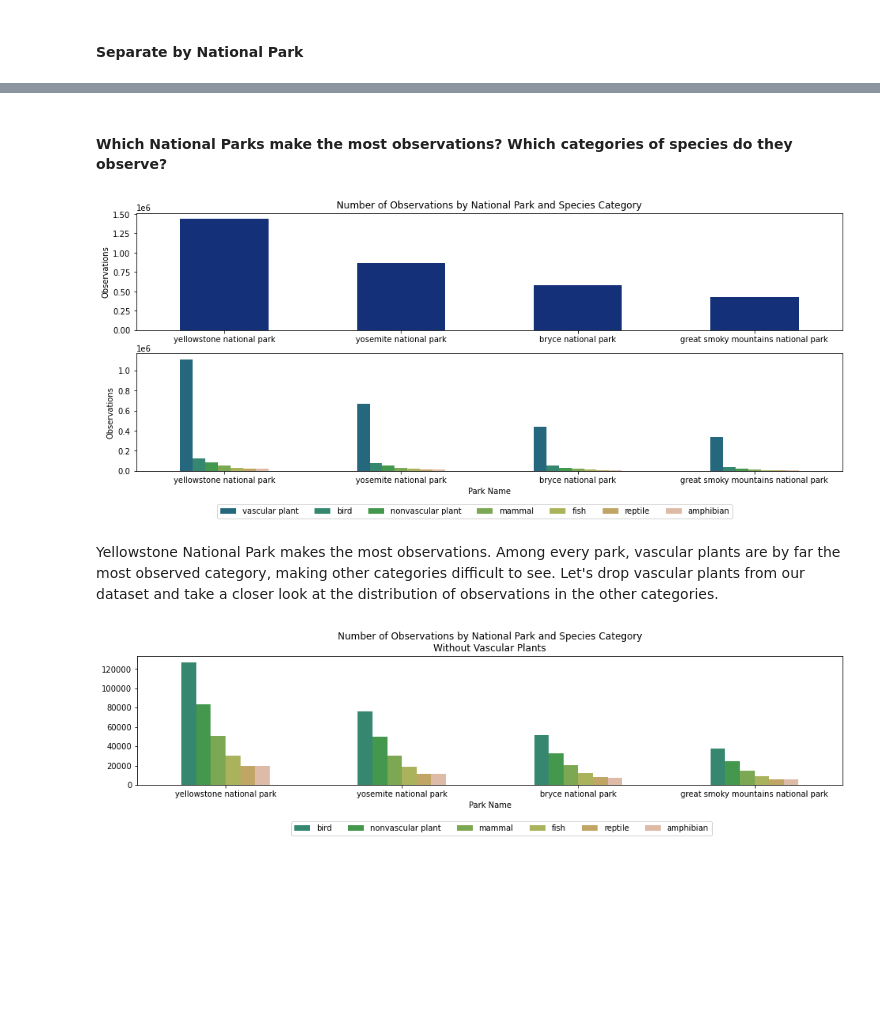
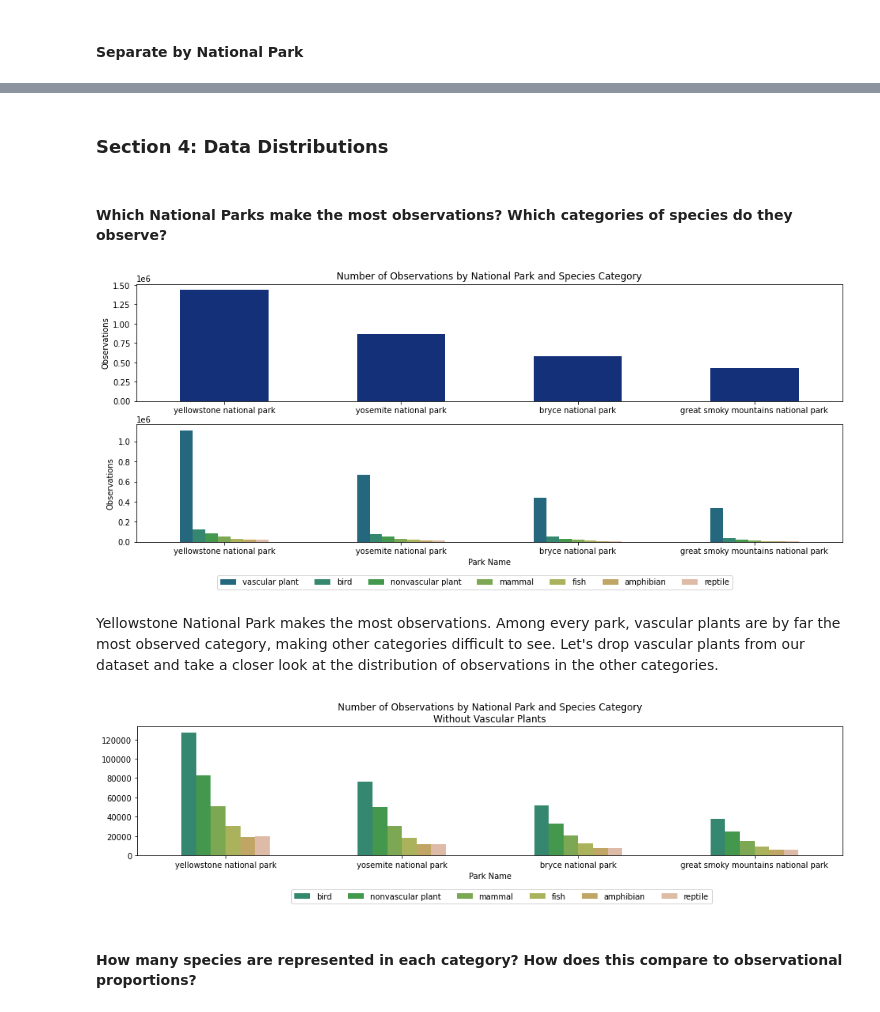
Before and after one commit to leahmfulmer/codecademy-projects, a Jupyter notebook: national-parks-service-biodiversity/lmf-national-parks-service-biodiversity.ipynb, the cells around one changed output, grey strips where cells are left out. Cells and saved outputs as stored; diff of their text form; code cells hidden in the pictures; blank space fills up the shorter version.

Commit message:
Clarifying data uniformity, beginning conservation analysis.

```diff
--- a/national-parks-service-biodiversity/lmf-national-parks-service-biodiversity.ipynb
+++ b/national-parks-service-biodiversity/lmf-national-parks-service-biodiversity.ipynb
@@ -186,18 +174,24 @@ yosemite = isolate("yosemite national park")
+# %% [markdown]
+### Section 4: Data Distributions<a id="distributions"></a>
 # %% [markdown]
 #### Which National Parks make the most observations? Which categories of species do they observe?
 # %%
 # Group observations by National Park
+# conserve = combined[combined.conservation_status != "no data"]
+# parks_grouped = conserve.groupby(["park_name", "category"]).observations.sum().reset_index()
 parks_grouped = combined.groupby(["park_name", "category"]).observations.sum().reset_index()
 
 # Pivot by species category
 pivot_category = parks_grouped.pivot(columns='category', \
                               index='park_name', values='observations').reset_index()
-column_order = ['park_name', 'vascular plant', 'bird', 'nonvascular plant', 'mammal', 'fish', 'reptile', 'amphibian']
-row_order = ['yellowstone national park', 'yosemite national park', 'bryce national park', 'great smoky mountains national park']
+column_order = ['park_name', 'vascular plant', 'bird', 'nonvascular plant', 'mammal', \
+                'fish', 'amphibian', 'reptile']
+row_order = ['yellowstone national park', 'yosemite national park', 'bryce national park', \
+             'great smoky mountains national park']
 pivot_category = pivot_category.reindex(column_order, axis=1).reindex([2,3,0,1])
 
 # Create a color dictionary
-palette = sns.color_palette("gist_earth", 8)
+palette = sns.color_palette("gist_earth", len(column_order))
 # palette.reverse()
 colors = dict(zip(column_order, palette))
 
@@ -223,17 +217,19 @@ plt.legend(ncol=7, bbox_to_anchor=(0.85, -0.25))
 
 plt.show()
 # %% [output]
-[figure, old version]
+[figure, new version]
 # %% [markdown]
 Yellowstone National Park makes the most observations. Among every park, vascular plants are by far the most observed category, making other categories difficult to see. Let's drop vascular plants from our dataset and take a closer look at the distribution of observations in the other categories.
 # %%
 # Plot Number of Observations by National Park and Species Category Without Vascular Plants
 
 pivot_category.drop(['vascular plant'], axis=1).plot(x='park_name', kind='bar', rot=0, \
         title="Number of Observations by National Park and Species Category\nWithout Vascular Plants", \
         xlabel='Park Name', figsize=(16,3), color=colors)
-plt.legend(ncol=7, bbox_to_anchor=(0.82, -0.25))
+plt.legend(ncol=7, bbox_to_anchor=(0.82, -0.23))
 
 plt.show()
 # %% [output]
-[figure, old version]
+[figure, new version]
+# %% [markdown]
+#### How many species are represented in each category? How does this compare to observational proportions?
```
Also changed, not shown: parts of 26 cells of this notebook.
